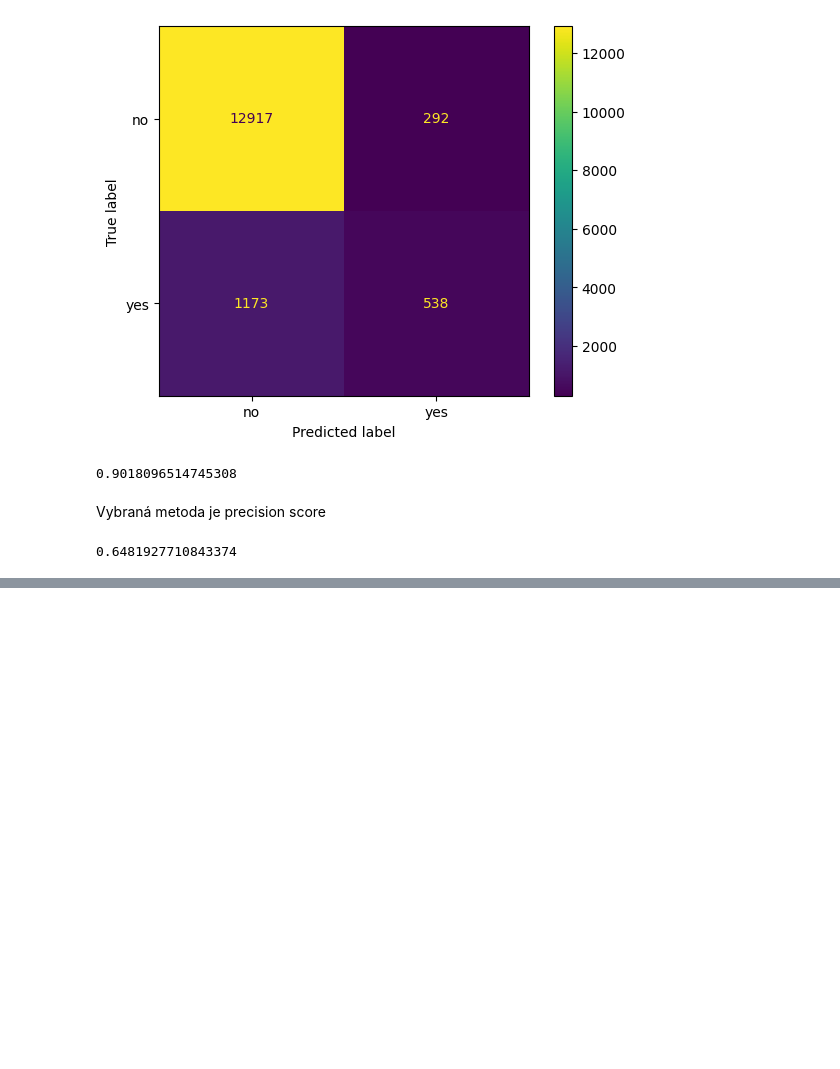
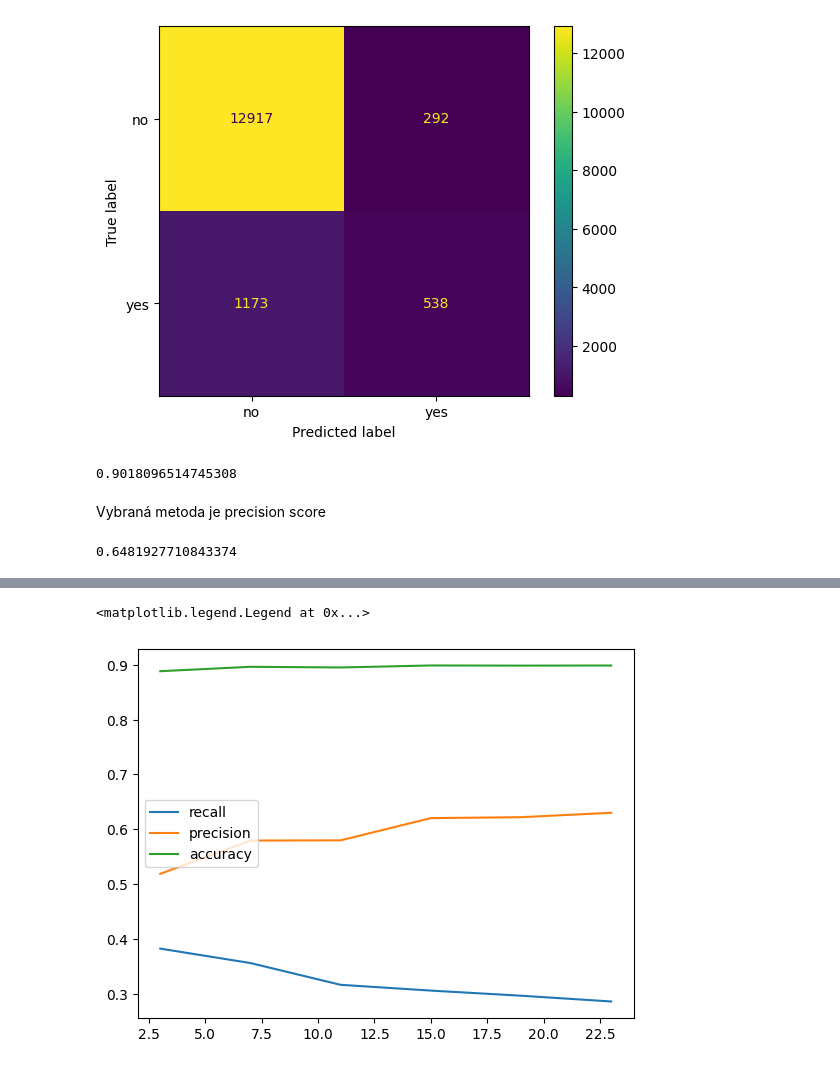
Before and after one commit to aliskaju/PYTHON-KURZ-2, a Jupyter notebook: domaci ukol_3.ipynb, the cells around one changed output, grey strips where cells are left out. Saved outputs shown, nothing was run; the diff lists cells and outputs as text; code cells hidden in the pictures; blank space fills up the shorter version.

```diff
--- a/domaci ukol_3.ipynb
+++ b/domaci ukol_3.ipynb
@@ -196,0 +192,20 @@ precision_score(y_test, y_pred, pos_label="yes")
+# %%
+accuracy_scores = []
+recall_scores = []
+precision_scores = []
+ks = [3, 7, 11, 15, 19, 23]
+
+for k in ks:
+    clf = KNeighborsClassifier(n_neighbors=k)
+    clf.fit(X_train, y_train)
+    y_pred = clf.predict(X_test)
+    accuracy_scores.append(accuracy_score(y_test, y_pred))
+    recall_scores.append(recall_score(y_test, y_pred, pos_label="yes"))
+    precision_scores.append(precision_score(y_test, y_pred, pos_label="yes"))
+plt.plot(ks, recall_scores, label="recall")
+plt.plot(ks, precision_scores, label="precision")
+plt.plot(ks, accuracy_scores, label="accuracy")
+plt.legend()
+# %% [output]
+<matplotlib.legend.Legend at 0x...>
+[figure, added]
```
Also changed, not shown: parts of 27 cells of this notebook.
